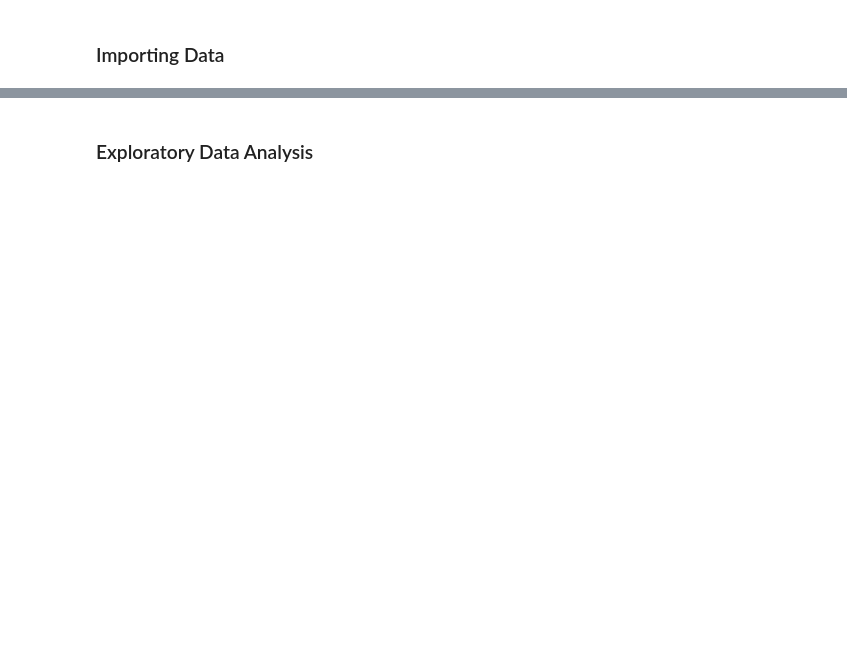
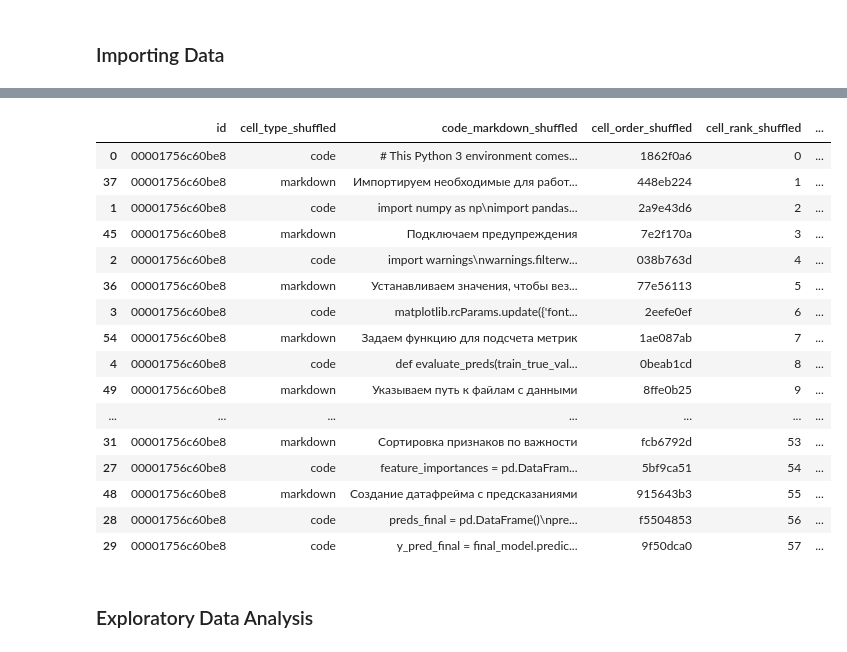
Before and after one commit to ozyurtf/ai4code, a Jupyter notebook: exploratory-data-analysis.ipynb, the cells around one changed output, grey strips where cells are left out. Drawn from its saved outputs; the diff is of its cells as text; code cells hidden in the pictures; blank space fills up the shorter version.

```diff
--- a/exploratory-data-analysis.ipynb
+++ b/exploratory-data-analysis.ipynb
@@ -38,10 +15,13 @@ Using state Massachusetts server backend.
 # %% [markdown]
 ### Importing Data
 # %%
-train_final = pd.read_csv('train_final.csv')
-train_final['cell_types_shuffled'] = train_final['cell_types_shuffled'].apply(ast.literal_eval)
-train_final['code_markdowns_shuffled'] = train_final['code_markdowns_shuffled'].apply(ast.literal_eval)
+train_final = pd.read_csv('data/train_final.csv', nrows = 1000)
+train_final['cell_type_shuffled'] = train_final['cell_type_shuffled'].apply(ast.literal_eval)
+train_final['code_markdown_shuffled'] = train_final['code_markdown_shuffled'].apply(ast.literal_eval)
+train_final['cell_order_shuffled'] = train_final['cell_order_shuffled'].apply(ast.literal_eval)
+train_final['cell_rank_shuffled'] = train_final['cell_rank_shuffled'].apply(ast.literal_eval)
+train_final['cell_order'] = train_final['cell_order'].apply(ast.literal_eval)
 
-test_final = pd.read_csv('test_final.csv')
-test_final['cell_types_shuffled'] = test_final['cell_types_shuffled'].apply(ast.literal_eval)
-test_final['code_markdowns_shuffled'] = test_final['code_markdowns_shuffled'].apply(ast.literal_eval)
+test_final = pd.read_csv('data/test_final.csv')
+test_final['cell_type_shuffled'] = test_final['cell_type_shuffled'].apply(ast.literal_eval)
+test_final['code_markdown_shuffled'] = test_final['code_markdown_shuffled'].apply(ast.literal_eval)
@@ -113,3 +28,29 @@ train_final_exploded.query('cell_types_shuffled == "markdown" & markdown_languag
+# %%
+train_final_exploded = train_final.explode(['cell_type_shuffled',
+                                            'code_markdown_shuffled',
+                                            'cell_order_shuffled',
+                                            'cell_rank_shuffled',
+                                            'cell_order']).reset_index(drop=True)
+# %%
+train_final_exploded[train_final_exploded['id']=='00001756c60be8'].sort_values(['cell_rank_shuffled'])
+# %% [output]
+|  | id | cell_type_shuffled | code_markdown_shuffled | cell_order_shuffled | cell_rank_shuffled | ... |
+| 0 | 00001756c60be8 | code | # This Python 3 environment comes... | 1862f0a6 | 0 | ... |
+| 37 | 00001756c60be8 | markdown | Импортируем необходимые для работ... | 448eb224 | 1 | ... |
+| 1 | 00001756c60be8 | code | import numpy as np\nimport pandas... | 2a9e43d6 | 2 | ... |
+| 45 | 00001756c60be8 | markdown | Подключаем предупреждения | 7e2f170a | 3 | ... |
+| 2 | 00001756c60be8 | code | import warnings\nwarnings.filterw... | 038b763d | 4 | ... |
+| 36 | 00001756c60be8 | markdown | Устанавливаем значения, чтобы вез... | 77e56113 | 5 | ... |
+| 3 | 00001756c60be8 | code | matplotlib.rcParams.update({'font... | 2eefe0ef | 6 | ... |
+| 54 | 00001756c60be8 | markdown | Задаем функцию для подсчета метрик | 1ae087ab | 7 | ... |
+| 4 | 00001756c60be8 | code | def evaluate_preds(train_true_val... | 0beab1cd | 8 | ... |
+| 49 | 00001756c60be8 | markdown | Указываем путь к файлам с данными | 8ffe0b25 | 9 | ... |
+| ... | ... | ... | ... | ... | ... | ... |
+| 31 | 00001756c60be8 | markdown | Сортировка признаков по важности | fcb6792d | 53 | ... |
+| 27 | 00001756c60be8 | code | feature_importances = pd.DataFram... | 5bf9ca51 | 54 | ... |
+| 48 | 00001756c60be8 | markdown | Создание датафрейма с предсказаниями | 915643b3 | 55 | ... |
+| 28 | 00001756c60be8 | code | preds_final = pd.DataFrame()\npre... | f5504853 | 56 | ... |
+| 29 | 00001756c60be8 | code | y_pred_final = final_model.predic... | 9f50dca0 | 57 | ... |
 # %% [markdown]
 ### Exploratory Data Analysis
 # %%
```
Also changed, not shown: parts of 18 cells of this notebook, 3 other files.
